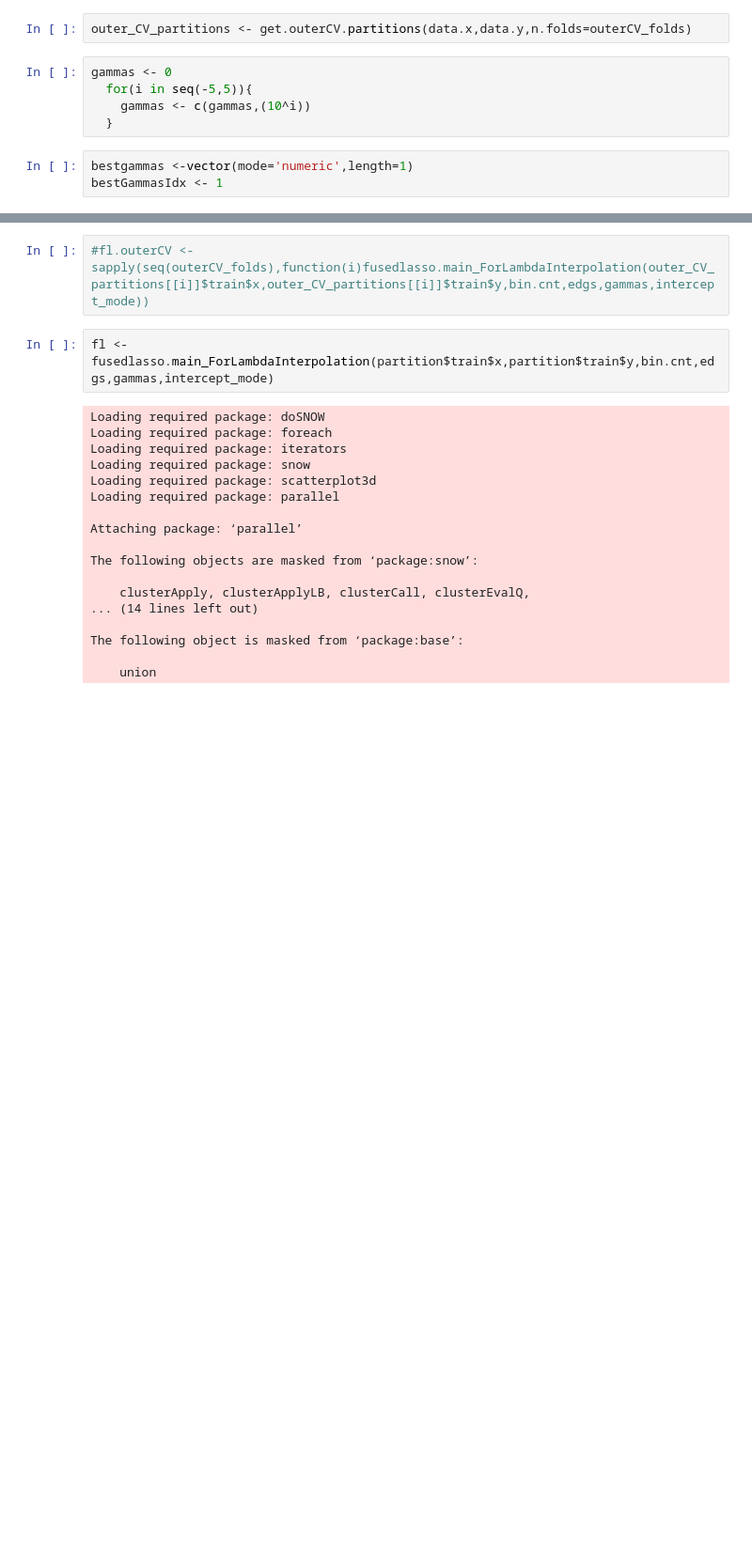
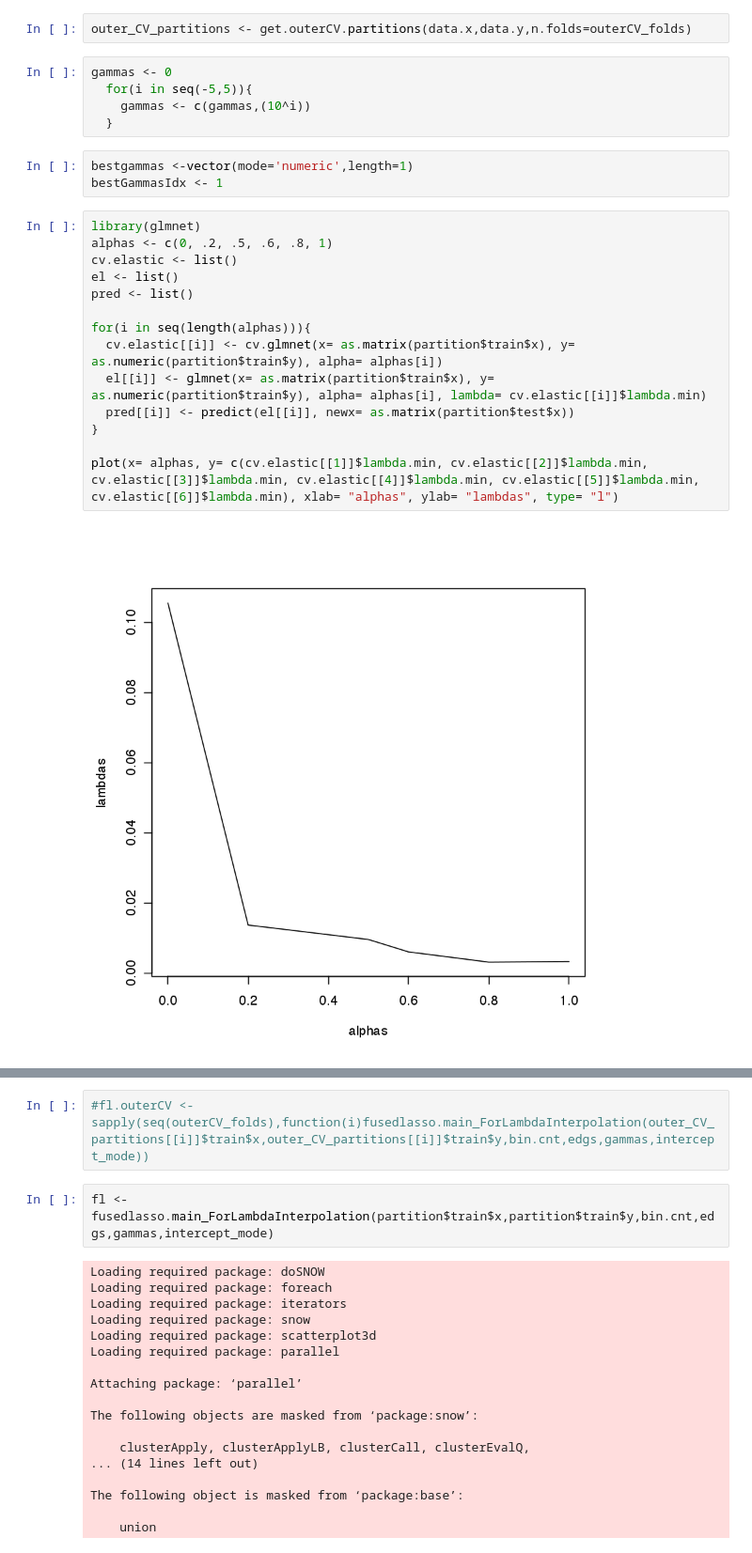
Before and after one commit to fba67/fusedlasso, a Jupyter notebook: simulation/flasso_simulation_4.ipynb, the cells around one changed output, grey strips where cells are left out. Shown: that part at 94% size. Drawn from its saved outputs; the diff is of its cells as text; blank space fills up the shorter version.

```diff
--- a/simulation/flasso_simulation_4.ipynb
+++ b/simulation/flasso_simulation_4.ipynb
@@ -62,3 +70,19 @@ gammas <- 0
 # %%
 bestgammas <-vector(mode='numeric',length=1)
 bestGammasIdx <- 1
+# %%
+library(glmnet)
+alphas <- c(0, .2, .5, .6, .8, 1)
+cv.elastic <- list()
+el <- list()
+pred <- list()
+
+for(i in seq(length(alphas))){
+  cv.elastic[[i]] <- cv.glmnet(x= as.matrix(partition$train$x), y= as.numeric(partition$train$y), alpha= alphas[i])
+  el[[i]] <- glmnet(x= as.matrix(partition$train$x), y= as.numeric(partition$train$y), alpha= alphas[i], lambda= cv.elastic[[i]]$lambda.min)
+  pred[[i]] <- predict(el[[i]], newx= as.matrix(partition$test$x))
+}
+
+plot(x= alphas, y= c(cv.elastic[[1]]$lambda.min, cv.elastic[[2]]$lambda.min, cv.elastic[[3]]$lambda.min, cv.elastic[[4]]$lambda.min, cv.elastic[[5]]$lambda.min, cv.elastic[[6]]$lambda.min), xlab= "alphas", ylab= "lambdas", type= "l")
+# %% [output]
+[figure, added]
```
Also changed, not shown: parts of 10 cells of this notebook.
